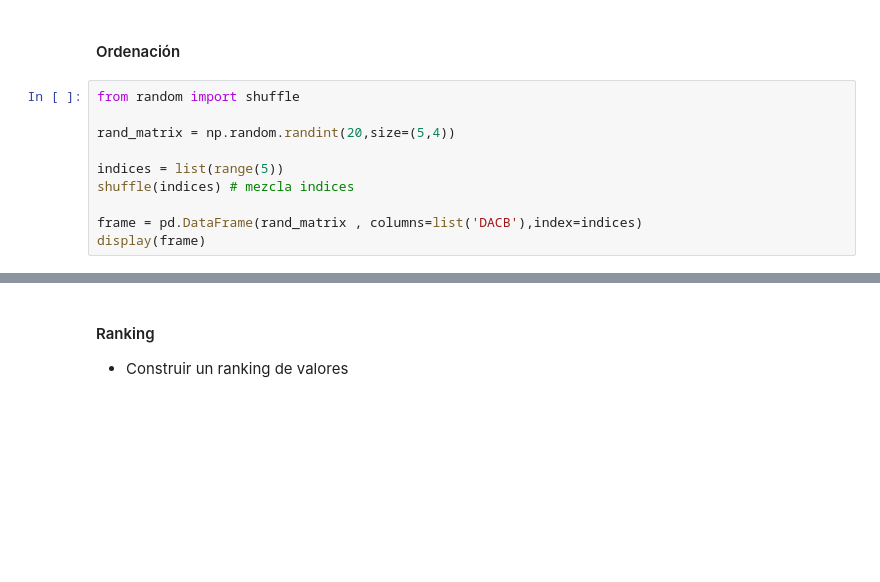
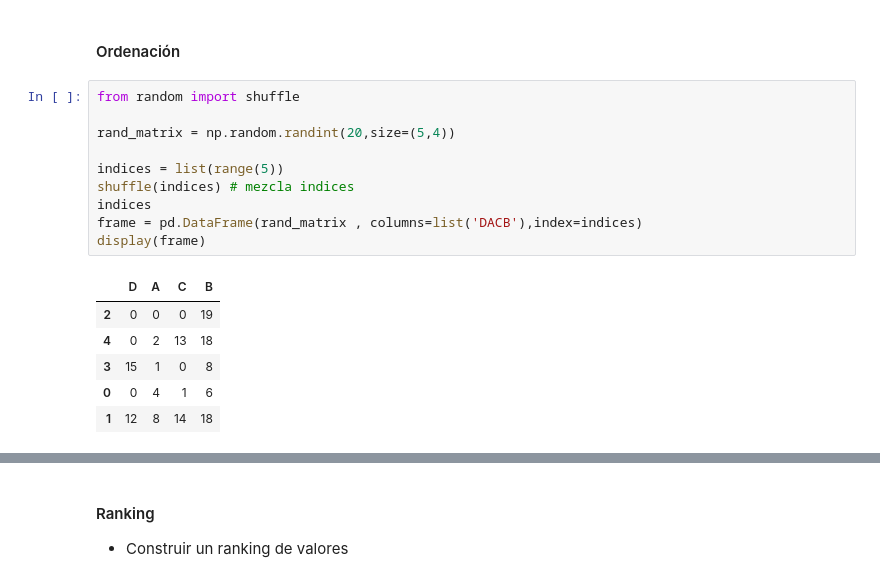
Before and after one commit to cposada8/master_ia, a Jupyter notebook: 1 introducción a python/sesiones/01MAIR_06_+Pandas.ipynb, the cells around one changed output, grey strips where cells are left out. Drawn from its saved outputs; the diff is of its cells as text; blank space fills up the shorter version.

```diff
--- a/1 introducción a python/sesiones/01MAIR_06_+Pandas.ipynb
+++ b/1 introducción a python/sesiones/01MAIR_06_+Pandas.ipynb
@@ -45,13 +66,20 @@ display(mask)
 # %%
 from random import shuffle
 
 rand_matrix = np.random.randint(20,size=(5,4))
 
 indices = list(range(5))
 shuffle(indices) # mezcla indices
-
+indices
 frame = pd.DataFrame(rand_matrix , columns=list('DACB'),index=indices)
 display(frame)
+# %% [output]
+|  | D | A | C | B |
+| 2 | 0 | 0 | 0 | 19 |
+| 4 | 0 | 2 | 13 | 18 |
+| 3 | 15 | 1 | 0 | 8 |
+| 0 | 0 | 4 | 1 | 6 |
+| 1 | 12 | 8 | 14 | 18 |
 # %%
 # ordenar por índice
 display(frame.sort_index(ascending=True))
```
Also changed, not shown: parts of 49 cells of this notebook, 1 other file.
